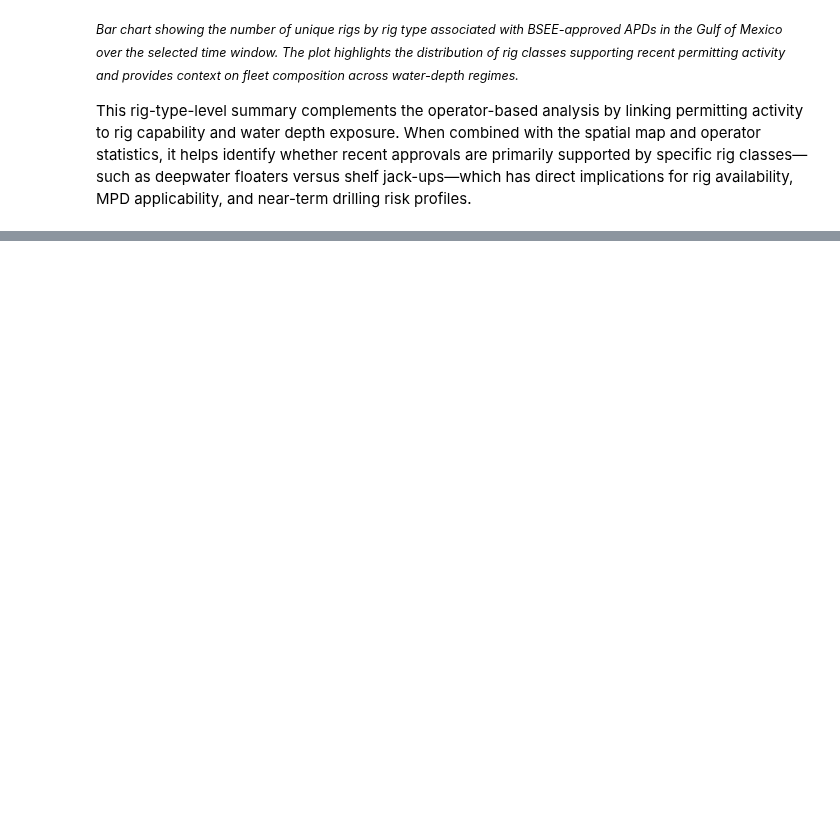
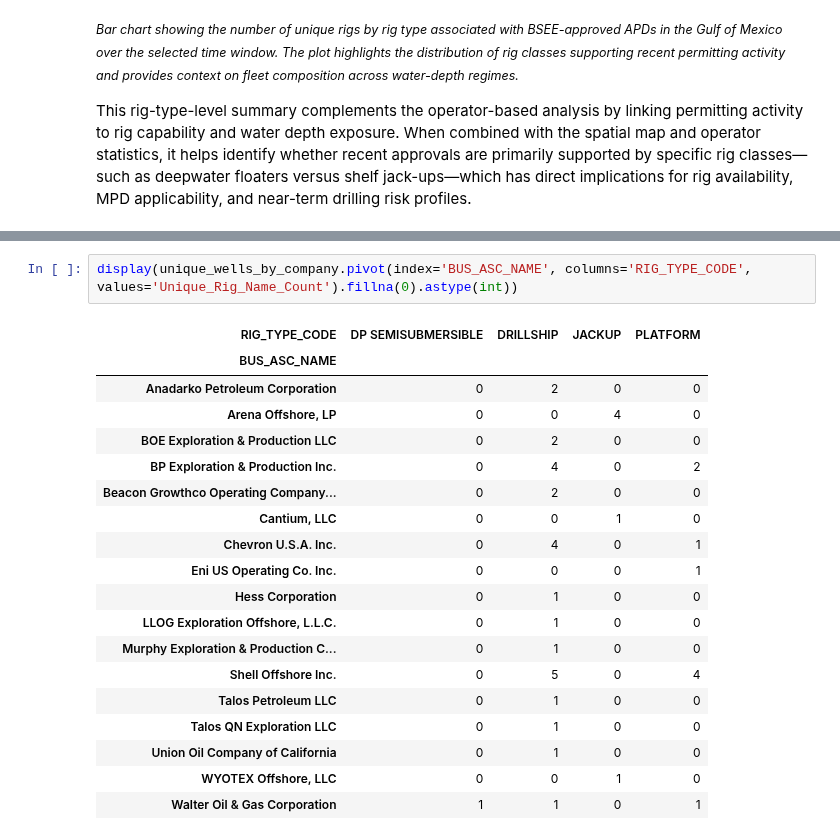
Before and after one commit to SCallerio/MPDBlog, a Jupyter notebook: src/2026-01-25-bsee-map-jupyter-example/2026-01-25-bsee-map-jupyter.ipynb, the cells around one changed output, grey strips where cells are left out. Cells and saved outputs as stored; diff of their text form; blank space fills up the shorter version.

```diff
--- a/src/2026-01-25-bsee-map-jupyter-example/2026-01-25-bsee-map-jupyter.ipynb
+++ b/src/2026-01-25-bsee-map-jupyter-example/2026-01-25-bsee-map-jupyter.ipynb
@@ -311,0 +392,22 @@ This rig-type-level summary complements the operator-based analysis by linking p
+# %%
+display(unique_wells_by_company.pivot(index='BUS_ASC_NAME', columns='RIG_TYPE_CODE', values='Unique_Rig_Name_Count').fillna(0).astype(int))
+# %% [output]
+| RIG_TYPE_CODE | DP SEMISUBMERSIBLE | DRILLSHIP | JACKUP | PLATFORM |
+| BUS_ASC_NAME |  |  |  |  |
+| Anadarko Petroleum Corporation | 0 | 2 | 0 | 0 |
+| Arena Offshore, LP | 0 | 0 | 4 | 0 |
+| BOE Exploration & Production LLC | 0 | 2 | 0 | 0 |
+| BP Exploration & Production Inc. | 0 | 4 | 0 | 2 |
+| Beacon Growthco Operating Company... | 0 | 2 | 0 | 0 |
+| Cantium, LLC | 0 | 0 | 1 | 0 |
+| Chevron U.S.A. Inc. | 0 | 4 | 0 | 1 |
+| Eni US Operating Co. Inc. | 0 | 0 | 0 | 1 |
+| Hess Corporation | 0 | 1 | 0 | 0 |
+| LLOG Exploration Offshore, L.L.C. | 0 | 1 | 0 | 0 |
+| Murphy Exploration & Production C... | 0 | 1 | 0 | 0 |
+| Shell Offshore Inc. | 0 | 5 | 0 | 4 |
+| Talos Petroleum LLC | 0 | 1 | 0 | 0 |
+| Talos QN Exploration LLC | 0 | 1 | 0 | 0 |
+| Union Oil Company of California | 0 | 1 | 0 | 0 |
+| WYOTEX Offshore, LLC | 0 | 0 | 1 | 0 |
+| Walter Oil & Gas Corporation | 1 | 1 | 0 | 1 |
```
Also changed, not shown: parts of 16 cells of this notebook.
